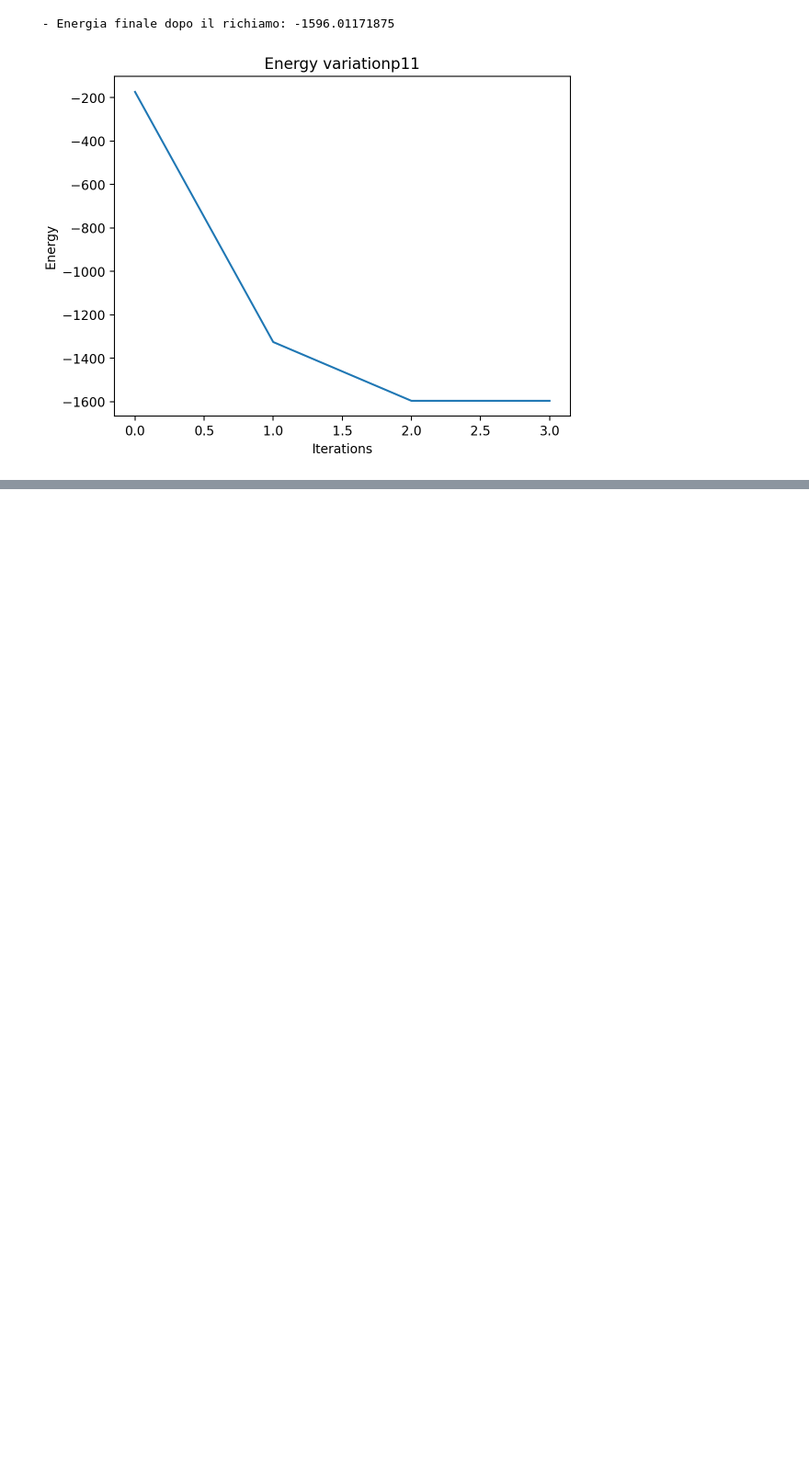
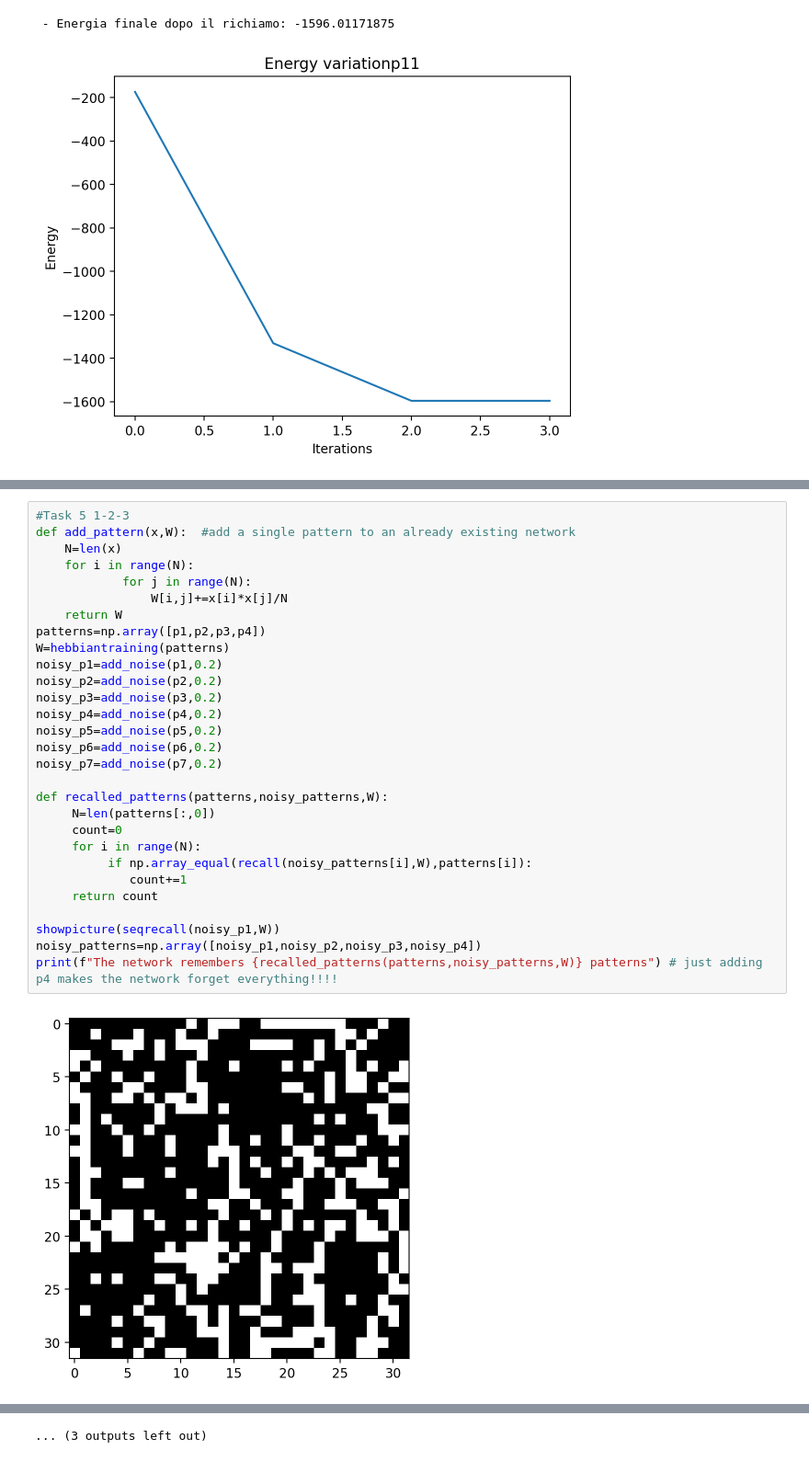
Before and after one commit to Matamattia/ANNs, a Jupyter notebook: Lab3.ipynb, the cells around one changed output, grey strips where cells are left out. Shown at 92% size. Drawn from its saved outputs; the diff is of its cells as text; blank space fills up the shorter version.

Commit message:
Parte 1 del task 5

```diff
--- a/Lab3.ipynb
+++ b/Lab3.ipynb
@@ -371,0 +372,31 @@ plot_bit_accuracy(noise_levels * 100, bit_accuracy_p3_multiple_steps, 'p3', 5, p
+# %%
+#Task 5 1-2-3
+def add_pattern(x,W):  #add a single pattern to an already existing network
+    N=len(x)
+    for i in range(N):
+            for j in range(N):
+                W[i,j]+=x[i]*x[j]/N
+    return W
+patterns=np.array([p1,p2,p3,p4])
+W=hebbiantraining(patterns)
+noisy_p1=add_noise(p1,0.2)
+noisy_p2=add_noise(p2,0.2)
+noisy_p3=add_noise(p3,0.2)
+noisy_p4=add_noise(p4,0.2)
+noisy_p5=add_noise(p5,0.2)
+noisy_p6=add_noise(p6,0.2)
+noisy_p7=add_noise(p7,0.2)
+
+def recalled_patterns(patterns,noisy_patterns,W):
+     N=len(patterns[:,0])
+     count=0
+     for i in range(N):
+          if np.array_equal(recall(noisy_patterns[i],W),patterns[i]):
+             count+=1
+     return count
+
+showpicture(seqrecall(noisy_p1,W))
+noisy_patterns=np.array([noisy_p1,noisy_p2,noisy_p3,noisy_p4])
+print(f"The network remembers {recalled_patterns(patterns,noisy_patterns,W)} patterns") # just adding p4 makes the network forget everything!!!!
+# %% [output]
+[figure, added]
@@ -371,0 +414 @@ plot_bit_accuracy(noise_levels * 100, bit_accuracy_p3_multiple_steps, 'p3', 5, p
+... (3 outputs left out)
```
Also changed, not shown: parts of 3 cells of this notebook.
